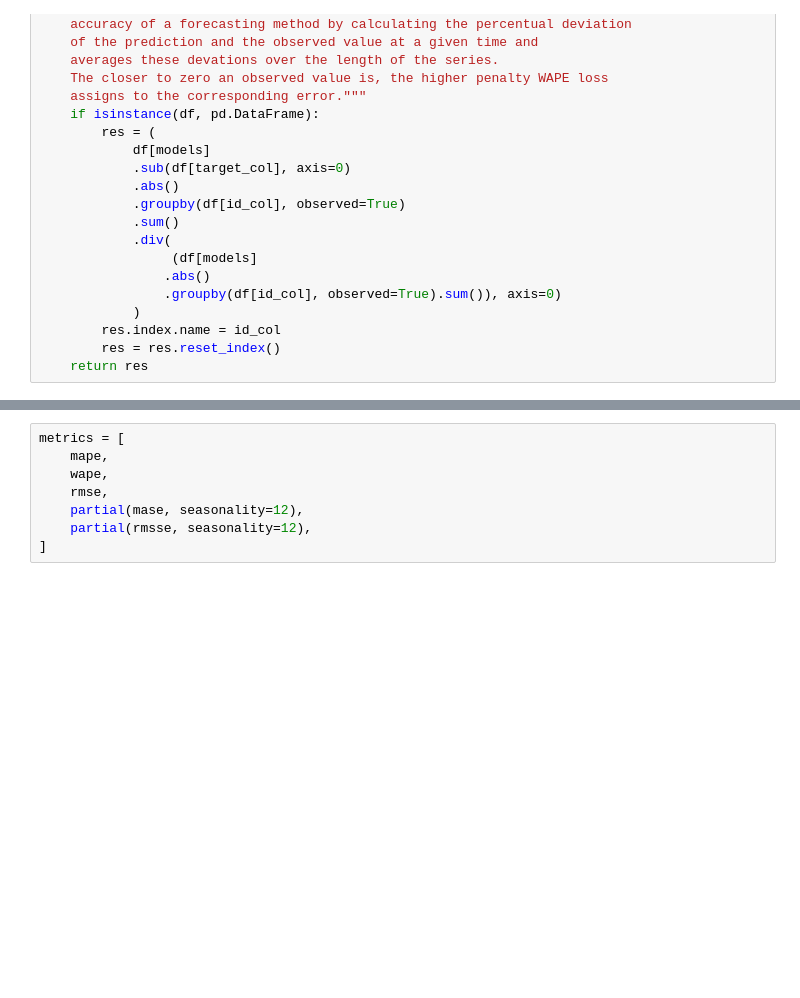
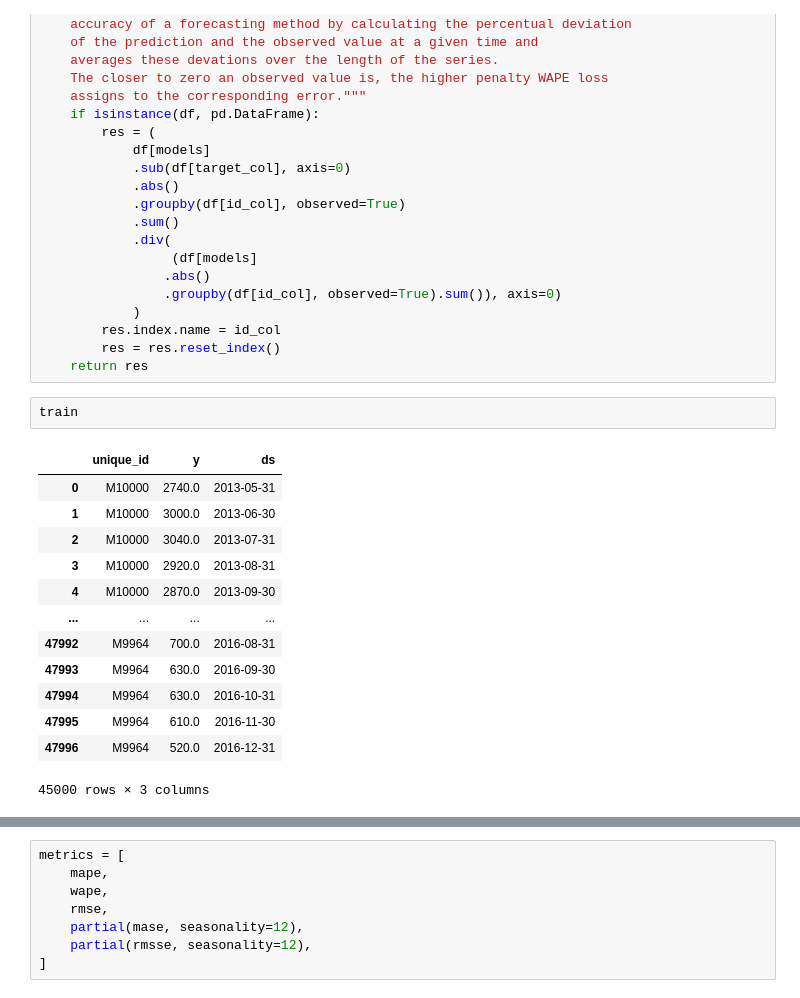
Before and after one commit to JLiekenbrock/m4_tests, a Jupyter notebook: nixtla_checks.ipynb, the cells around one changed output, grey strips where cells are left out. Drawn from its saved outputs; the diff is of its cells as text; blank space fills up the shorter version.

```diff
--- a/nixtla_checks.ipynb
+++ b/nixtla_checks.ipynb
@@ -249,3 +249,19 @@ def wape(
         res.index.name = id_col
         res = res.reset_index()
     return res
+# %%
+train
+# %% [output]
+|  | unique_id | y | ds |
+| 0 | M10000 | 2740.0 | 2013-05-31 |
+| 1 | M10000 | 3000.0 | 2013-06-30 |
+| 2 | M10000 | 3040.0 | 2013-07-31 |
+| 3 | M10000 | 2920.0 | 2013-08-31 |
+| 4 | M10000 | 2870.0 | 2013-09-30 |
+| ... | ... | ... | ... |
+| 47992 | M9964 | 700.0 | 2016-08-31 |
+| 47993 | M9964 | 630.0 | 2016-09-30 |
+| 47994 | M9964 | 630.0 | 2016-10-31 |
+| 47995 | M9964 | 610.0 | 2016-11-30 |
+| 47996 | M9964 | 520.0 | 2016-12-31 |
+45000 rows × 3 columns
```
Also changed, not shown: parts of 4 cells of this notebook, 2 other files.
